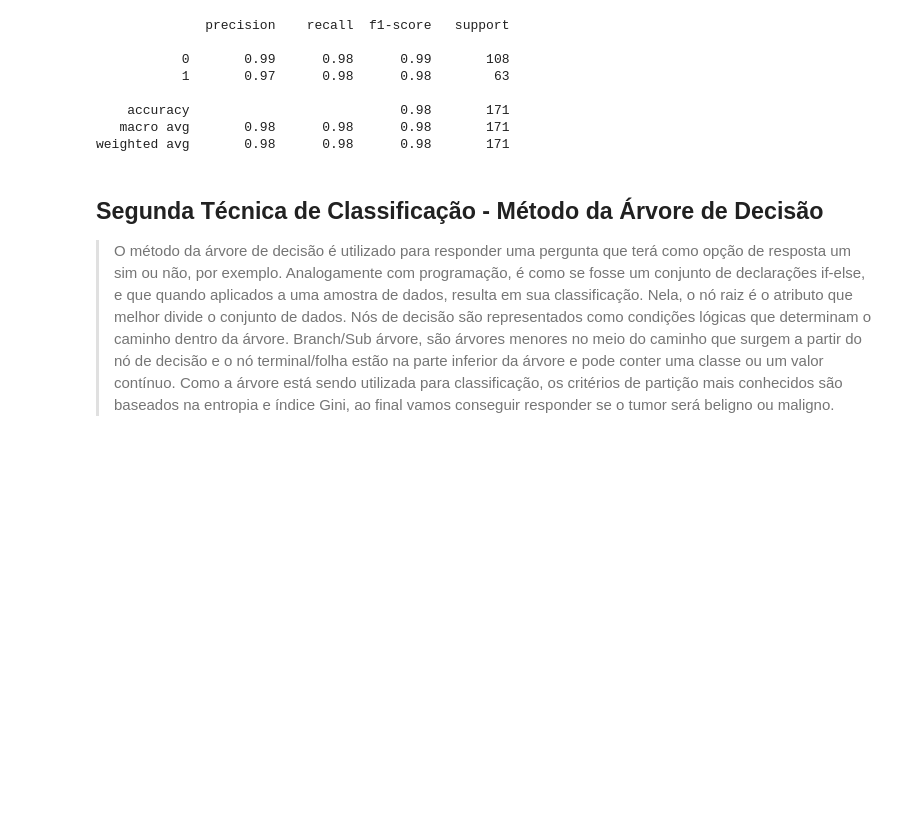
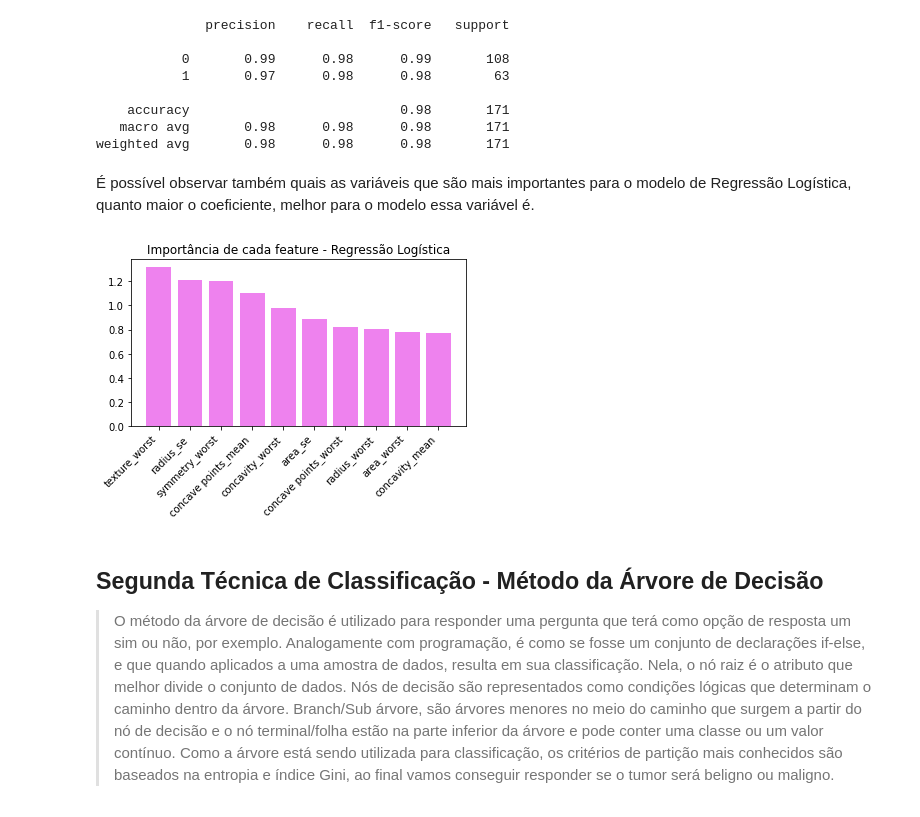
Before and after one commit to LidiaDomingos/projeto2-cdados, a Jupyter notebook: Projeto 2 - cdados.ipynb, the cells around one changed output. Saved outputs shown, nothing was run; the diff lists cells and outputs as text; code cells hidden in the pictures; blank space fills up the shorter version.

```diff
--- a/Projeto 2 - cdados.ipynb
+++ b/Projeto 2 - cdados.ipynb
@@ -443,6 +443,19 @@ print(classification_report(y_test, ypred))
     accuracy                           0.98       171
    macro avg       0.98      0.98      0.98       171
 weighted avg       0.98      0.98      0.98       171
+# %% [markdown]
+É possível observar também quais as variáveis que são mais importantes para o modelo de Regressão Logística, quanto maior o coeficiente, melhor para o modelo essa variável é.
+# %%
+coefs = np.abs(classificador_logistico.coef_[0])
+indices = np.argsort(coefs)[::-1]
+plt.figure()
+plt.title("Importância de cada feature - Regressão Logística")
+plt.bar(range(10), coefs[indices[:10]],
+       color="violet", align="center")
+plt.xticks(range(10), dados_explicativos.columns[indices[:10]], rotation=45, ha='right')
+plt.subplots_adjust(bottom=0.3)
+# %% [output]
+[figure, added]
 # %% [markdown]
 <div id="arvore"></div>
 
```
Also changed, not shown: parts of 16 cells of this notebook.
